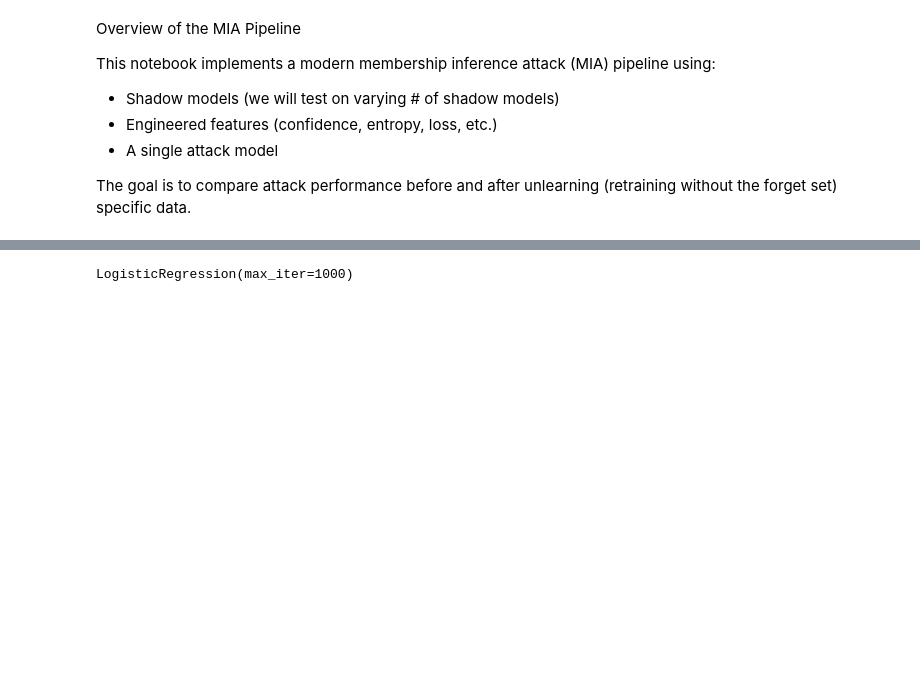
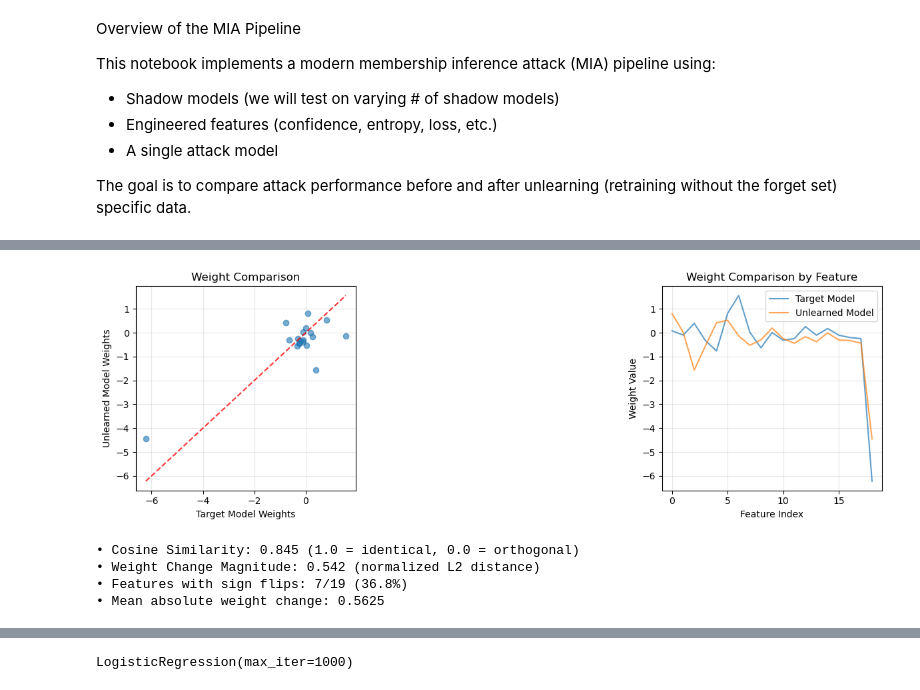
Before and after one commit to trishaN104/MLUnlearning_MIA, a Jupyter notebook: src/mia.ipynb, the cells around one changed output, grey strips where cells are left out. Drawn from its saved outputs; the diff is of its cells as text; code cells hidden in the pictures; blank space fills up the shorter version.

```diff
--- a/src/mia.ipynb
+++ b/src/mia.ipynb
@@ -167,3 +160,76 @@ X_test_unlearn_scale = unlearn_scaler.transform(X_test_unlearn)
 unlearn = LogisticRegression(C=10000, max_iter=10000)
 unlearn.fit(X_train_unlearn_scale , Y_train_unlearn)
 X_forget_scaled = unlearn_scaler.transform(X_forget)
+# %%
+import numpy as np
+from sklearn.metrics.pairwise import cosine_similarity
+from scipy.spatial.distance import euclidean
+import matplotlib.pyplot as plt
+
+# Extract model coefficients
+target_weights = target.coef_[0]
+unlearn_weights = unlearn.coef_[0]
+
+print(f"Number of features: {len(target_weights)}")
+print(f"Target model weights (first 10): {target_weights[:10]}")
+print(f"Unlearn model weights (first 10): {unlearn_weights[:10]}")
+print()
+
+# Calculate cosine similarity
+cos_sim = cosine_similarity([target_weights], [unlearn_weights])[0][0]
+print(f"Cosine Similarity: {cos_sim:.4f}")
+print()
+
+# Calculate L2 (Euclidean) distance
+l2_distance = euclidean(target_weights, unlearn_weights)
+l2_norm_target = np.linalg.norm(target_weights)
+l2_norm_unlearn = np.linalg.norm(unlearn_weights)
+normalized_l2 = l2_distance / max(l2_norm_target, l2_norm_unlearn)
+
+print(f"L2 Distance: {normalized_l2:.4f}")
+print()
+
+# Calculate other useful metrics
+weight_diff = target_weights - unlearn_weights
+mean_abs_diff = np.mean(np.abs(weight_diff))
+max_abs_diff = np.max(np.abs(weight_diff))
+num_sign_changes = np.sum(np.sign(target_weights) != np.sign(unlearn_weights))
+
+print("Weight Difference Statistics:")
+print(f"Mean Absolute Difference: {mean_abs_diff:.4f}")
+print(f"Max Absolute Difference: {max_abs_diff:.4f}")
+print(f"Number of sign changes: {num_sign_changes}/{len(target_weights)} features")
+print(f"Percentage of sign changes: {100 * num_sign_changes / len(target_weights):.1f}%")
+print()
+
+
+# Visualize weight differences
+plt.figure(figsize=(12, 4))
+
+plt.subplot(1, 3, 1)
+plt.scatter(target_weights, unlearn_weights, alpha=0.6)
+plt.plot([min(target_weights), max(target_weights)],
+         [min(target_weights), max(target_weights)], 'r--', alpha=0.8)
+plt.xlabel('Target Model Weights')
+plt.ylabel('Unlearned Model Weights')
+plt.title('Weight Comparison')
+plt.grid(True, alpha=0.3)
+
+
+plt.subplot(1, 3, 3)
+feature_indices = np.arange(len(target_weights))
+plt.plot(feature_indices, target_weights, label='Target Model', alpha=0.7)
+plt.plot(feature_indices, unlearn_weights, label='Unlearned Model', alpha=0.7)
+plt.xlabel('Feature Index')
+plt.ylabel('Weight Value')
+plt.title('Weight Comparison by Feature')
+plt.legend()
+plt.grid(True, alpha=0.3)
+
+plt.tight_layout()
+plt.show()
+print(f"• Cosine Similarity: {cos_sim:.3f} (1.0 = identical, 0.0 = orthogonal)")
+print(f"• Weight Change Magnitude: {normalized_l2:.3f} (normalized L2 distance)")
+print(f"• Features with sign flips: {num_sign_changes}/{len(target_weights)} ({100 * num_sign_changes / len(target_weights):.1f}%)")
+print(f"• Mean absolute weight change: {mean_abs_diff:.4f}")
+# %% [output]
@@ -169,0 +251,5 @@ X_forget_scaled = unlearn_scaler.transform(X_forget)
+[figure, added]
+• Cosine Similarity: 0.845 (1.0 = identical, 0.0 = orthogonal)
+• Weight Change Magnitude: 0.542 (normalized L2 distance)
+• Features with sign flips: 7/19 (36.8%)
+• Mean absolute weight change: 0.5625
```
Also changed, not shown: parts of 15 cells of this notebook, 1 other file.
